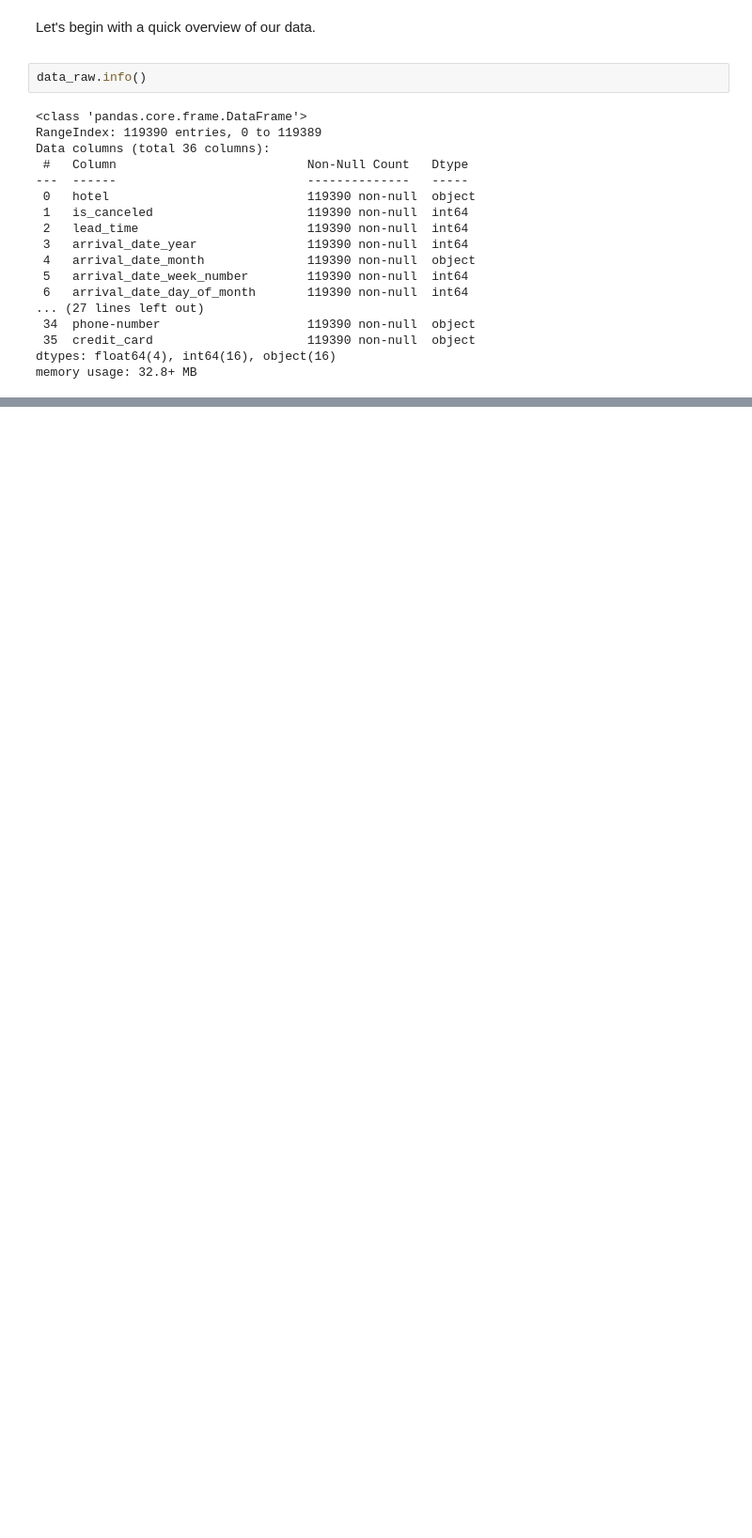
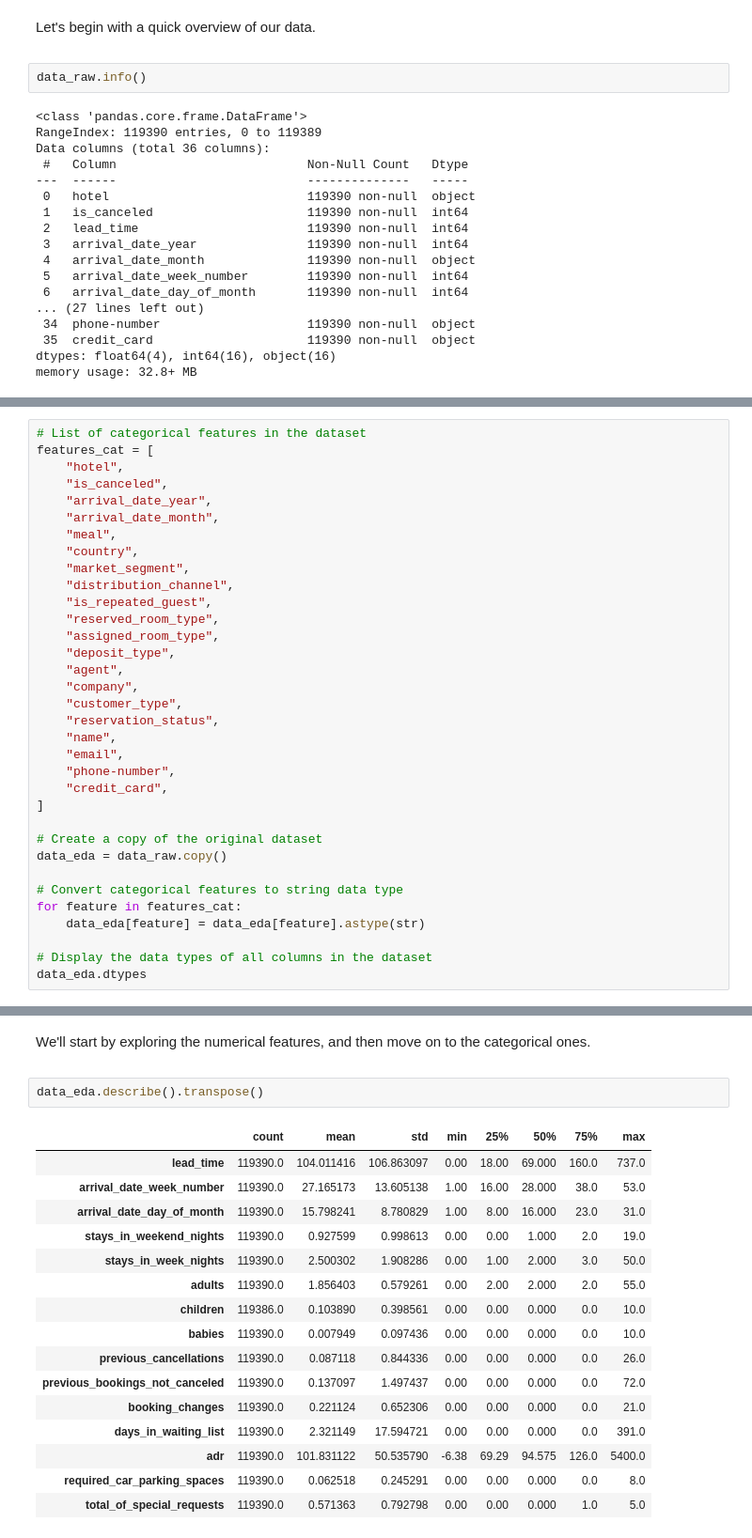
Before and after one commit to sal-siddiqui/booking-cancellation-confirmation, a Jupyter notebook: jupyter/notebooks/notebook.ipynb, the cells around one changed output, grey strips where cells are left out. Shown: that part at 94% size. Cells and saved outputs as stored; diff of their text form; blank space fills up the shorter version.

```diff
--- a/jupyter/notebooks/notebook.ipynb
+++ b/jupyter/notebooks/notebook.ipynb
@@ -184,0 +197,34 @@ memory usage: 32.8+ MB
+# %%
+# List of categorical features in the dataset
+features_cat = [
+    "hotel",
+    "is_canceled",
+    "arrival_date_year",
+    "arrival_date_month",
+    "meal",
+    "country",
+    "market_segment",
+    "distribution_channel",
+    "is_repeated_guest",
+    "reserved_room_type",
+    "assigned_room_type",
+    "deposit_type",
+    "agent",
+    "company",
+    "customer_type",
+    "reservation_status",
+    "name",
+    "email",
+    "phone-number",
+    "credit_card",
+]
+
+# Create a copy of the original dataset
+data_eda = data_raw.copy()
+
+# Convert categorical features to string data type
+for feature in features_cat:
+    data_eda[feature] = data_eda[feature].astype(str)
+
+# Display the data types of all columns in the dataset
+data_eda.dtypes
@@ -184,0 +251,25 @@ memory usage: 32.8+ MB
+# %% [markdown]
+<div style="font-size:15px; line-height:1.8;">
+
+We'll start by exploring the numerical features, and then move on to the categorical ones.
+
+</div>
+# %%
+data_eda.describe().transpose()
+# %% [output]
+|  | count | mean | std | min | 25% | 50% | 75% | max |
+| lead_time | 119390.0 | 104.011416 | 106.863097 | 0.00 | 18.00 | 69.000 | 160.0 | 737.0 |
+| arrival_date_week_number | 119390.0 | 27.165173 | 13.605138 | 1.00 | 16.00 | 28.000 | 38.0 | 53.0 |
+| arrival_date_day_of_month | 119390.0 | 15.798241 | 8.780829 | 1.00 | 8.00 | 16.000 | 23.0 | 31.0 |
+| stays_in_weekend_nights | 119390.0 | 0.927599 | 0.998613 | 0.00 | 0.00 | 1.000 | 2.0 | 19.0 |
+| stays_in_week_nights | 119390.0 | 2.500302 | 1.908286 | 0.00 | 1.00 | 2.000 | 3.0 | 50.0 |
+| adults | 119390.0 | 1.856403 | 0.579261 | 0.00 | 2.00 | 2.000 | 2.0 | 55.0 |
+| children | 119386.0 | 0.103890 | 0.398561 | 0.00 | 0.00 | 0.000 | 0.0 | 10.0 |
+| babies | 119390.0 | 0.007949 | 0.097436 | 0.00 | 0.00 | 0.000 | 0.0 | 10.0 |
+| previous_cancellations | 119390.0 | 0.087118 | 0.844336 | 0.00 | 0.00 | 0.000 | 0.0 | 26.0 |
+| previous_bookings_not_canceled | 119390.0 | 0.137097 | 1.497437 | 0.00 | 0.00 | 0.000 | 0.0 | 72.0 |
+| booking_changes | 119390.0 | 0.221124 | 0.652306 | 0.00 | 0.00 | 0.000 | 0.0 | 21.0 |
+| days_in_waiting_list | 119390.0 | 2.321149 | 17.594721 | 0.00 | 0.00 | 0.000 | 0.0 | 391.0 |
+| adr | 119390.0 | 101.831122 | 50.535790 | -6.38 | 69.29 | 94.575 | 126.0 | 5400.0 |
+| required_car_parking_spaces | 119390.0 | 0.062518 | 0.245291 | 0.00 | 0.00 | 0.000 | 0.0 | 8.0 |
+| total_of_special_requests | 119390.0 | 0.571363 | 0.792798 | 0.00 | 0.00 | 0.000 | 1.0 | 5.0 |
```
Also changed, not shown: parts of 20 cells of this notebook, 2 other files.
